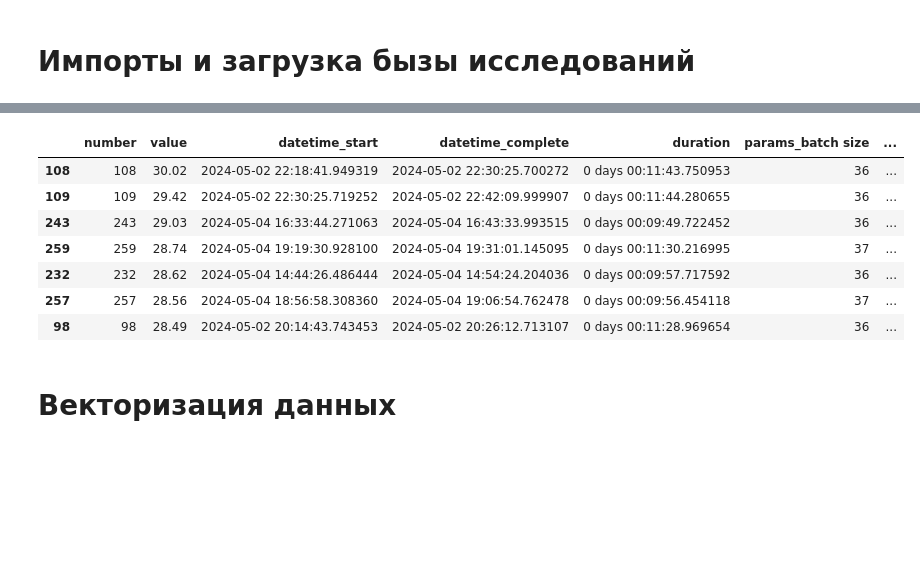
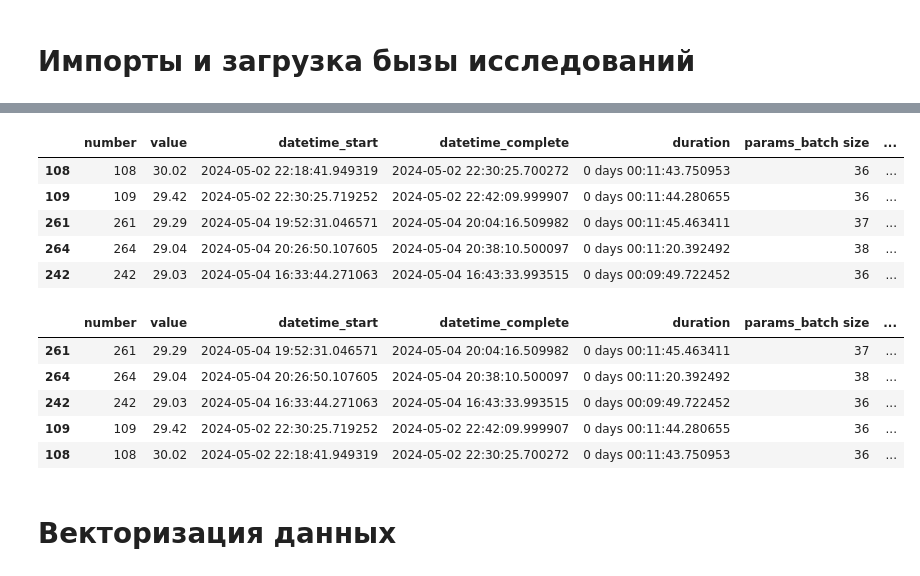
Before and after one commit to Belashov641618/OpticalEncoder, a Jupyter notebook: notebooks/ID2NN/ID2NN Optimizing control.ipynb, the cells around one changed output, grey strips where cells are left out. Saved outputs shown, nothing was run; the diff lists cells and outputs as text; code cells hidden in the pictures; blank space fills up the shorter version.

```diff
--- a/notebooks/ID2NN/ID2NN Optimizing control.ipynb
+++ b/notebooks/ID2NN/ID2NN Optimizing control.ipynb
@@ -45,14 +69,21 @@ dataframe:pandas.DataFrame = study.trials_dataframe()
 # %%
-dataframe.nlargest(7, 'value')
+dataframe.nlargest(5, 'value')
 # %% [output]
 |  | number | value | datetime_start | datetime_complete | duration | params_batch size | ... |
 | 108 | 108 | 30.02 | 2024-05-02 22:18:41.949319 | 2024-05-02 22:30:25.700272 | 0 days 00:11:43.750953 | 36 | ... |
 | 109 | 109 | 29.42 | 2024-05-02 22:30:25.719252 | 2024-05-02 22:42:09.999907 | 0 days 00:11:44.280655 | 36 | ... |
-| 243 | 243 | 29.03 | 2024-05-04 16:33:44.271063 | 2024-05-04 16:43:33.993515 | 0 days 00:09:49.722452 | 36 | ... |
-| 259 | 259 | 28.74 | 2024-05-04 19:19:30.928100 | 2024-05-04 19:31:01.145095 | 0 days 00:11:30.216995 | 37 | ... |
-| 232 | 232 | 28.62 | 2024-05-04 14:44:26.486444 | 2024-05-04 14:54:24.204036 | 0 days 00:09:57.717592 | 36 | ... |
-| 257 | 257 | 28.56 | 2024-05-04 18:56:58.308360 | 2024-05-04 19:06:54.762478 | 0 days 00:09:56.454118 | 37 | ... |
-| 98 | 98 | 28.49 | 2024-05-02 20:14:43.743453 | 2024-05-02 20:26:12.713107 | 0 days 00:11:28.969654 | 36 | ... |
+| 261 | 261 | 29.29 | 2024-05-04 19:52:31.046571 | 2024-05-04 20:04:16.509982 | 0 days 00:11:45.463411 | 37 | ... |
+| 264 | 264 | 29.04 | 2024-05-04 20:26:50.107605 | 2024-05-04 20:38:10.500097 | 0 days 00:11:20.392492 | 38 | ... |
+| 242 | 242 | 29.03 | 2024-05-04 16:33:44.271063 | 2024-05-04 16:43:33.993515 | 0 days 00:09:49.722452 | 36 | ... |
+# %%
+dataframe[dataframe['value'] >= 29].nlargest(5, 'params_distance')
+# %% [output]
+|  | number | value | datetime_start | datetime_complete | duration | params_batch size | ... |
+| 261 | 261 | 29.29 | 2024-05-04 19:52:31.046571 | 2024-05-04 20:04:16.509982 | 0 days 00:11:45.463411 | 37 | ... |
+| 264 | 264 | 29.04 | 2024-05-04 20:26:50.107605 | 2024-05-04 20:38:10.500097 | 0 days 00:11:20.392492 | 38 | ... |
+| 242 | 242 | 29.03 | 2024-05-04 16:33:44.271063 | 2024-05-04 16:43:33.993515 | 0 days 00:09:49.722452 | 36 | ... |
+| 109 | 109 | 29.42 | 2024-05-02 22:30:25.719252 | 2024-05-02 22:42:09.999907 | 0 days 00:11:44.280655 | 36 | ... |
+| 108 | 108 | 30.02 | 2024-05-02 22:18:41.949319 | 2024-05-02 22:30:25.700272 | 0 days 00:11:43.750953 | 36 | ... |
 # %% [markdown]
 # Векторизация данных
 # %%
```
Also changed, not shown: parts of 5 cells of this notebook, 1 other file.
